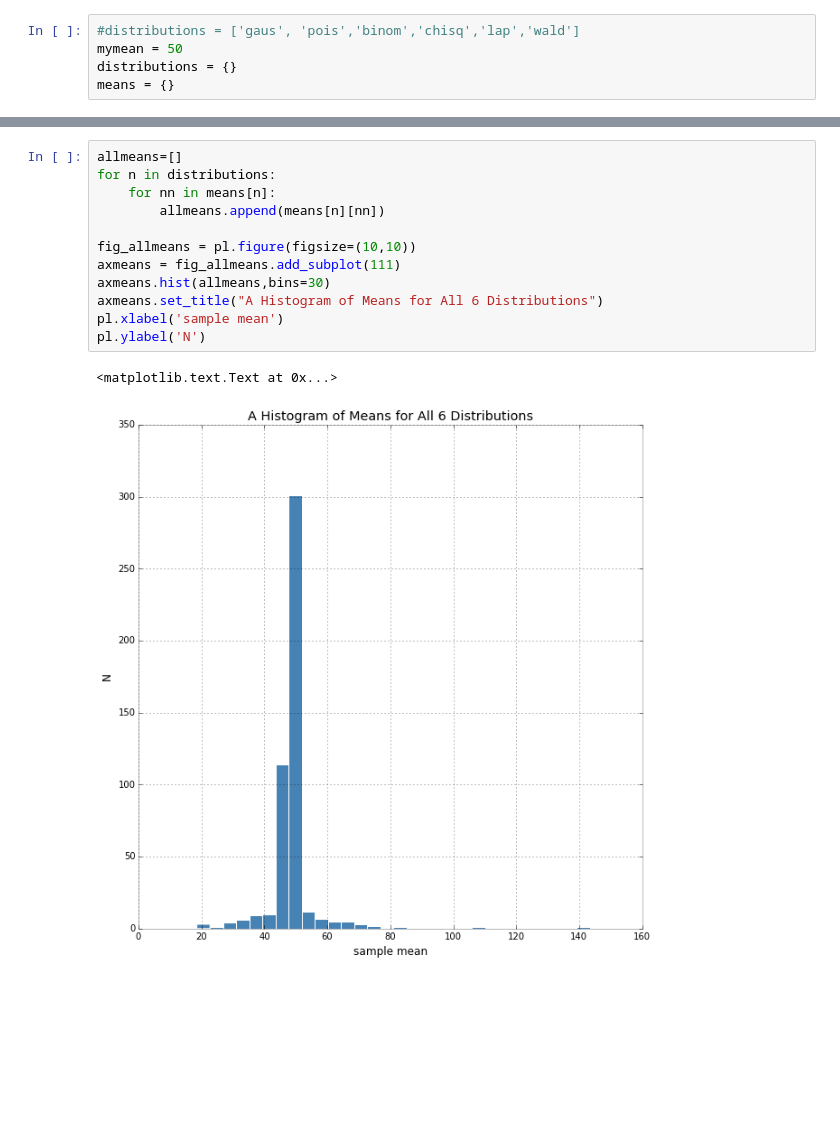
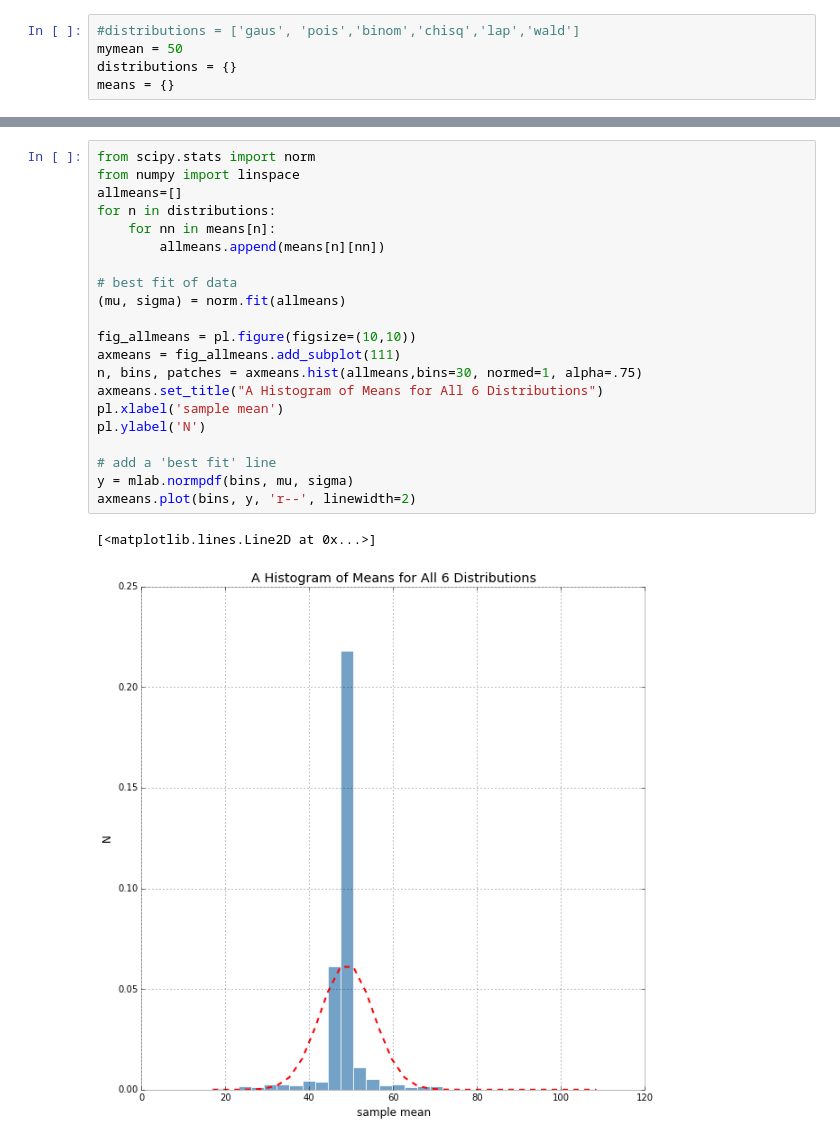
Before and after one commit to dcrull/PUI2015_dcrull, a Jupyter notebook: HW3/Assignment_1_Distributions.ipynb, the cells around one changed output, grey strips where cells are left out. Drawn from its saved outputs; the diff is of its cells as text; blank space fills up the shorter version.

```diff
--- a/HW3/Assignment_1_Distributions.ipynb
+++ b/HW3/Assignment_1_Distributions.ipynb
@@ -223,15 +223,24 @@ for nn in distributions['wald']:
 # %%
+from scipy.stats import norm
+from numpy import linspace
 allmeans=[]
 for n in distributions:
     for nn in means[n]:
         allmeans.append(means[n][nn])
 
+# best fit of data
+(mu, sigma) = norm.fit(allmeans)
+
 fig_allmeans = pl.figure(figsize=(10,10))
 axmeans = fig_allmeans.add_subplot(111)
-axmeans.hist(allmeans,bins=30)
+n, bins, patches = axmeans.hist(allmeans,bins=30, normed=1, alpha=.75)
 axmeans.set_title("A Histogram of Means for All 6 Distributions")
 pl.xlabel('sample mean')
 pl.ylabel('N')
+
+# add a 'best fit' line
+y = mlab.normpdf(bins, mu, sigma)
+axmeans.plot(bins, y, 'r--', linewidth=2)
 # %% [output]
-<matplotlib.text.Text at 0x...>
+[<matplotlib.lines.Line2D at 0x...>]
-[figure, old version]
+[figure, new version]
```
Also changed, not shown: parts of 6 cells of this notebook.
